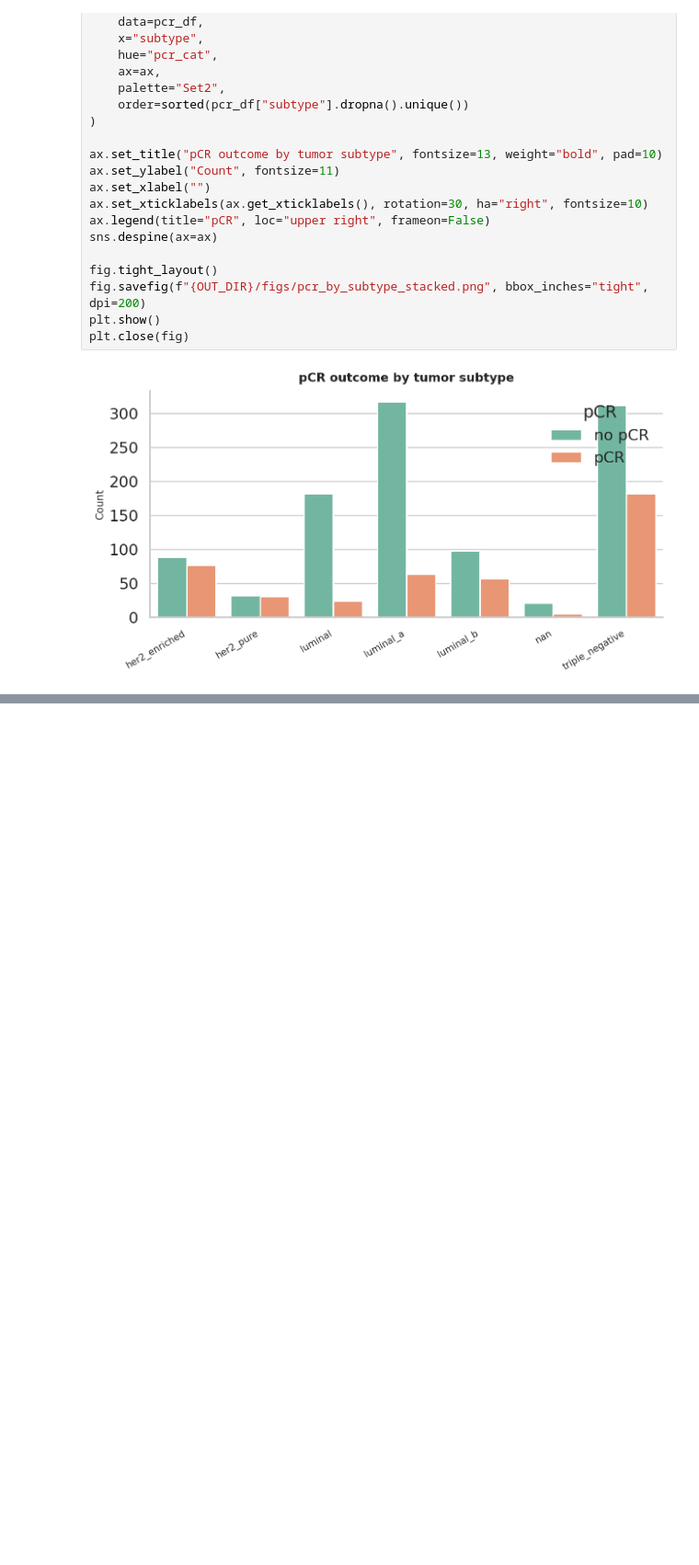
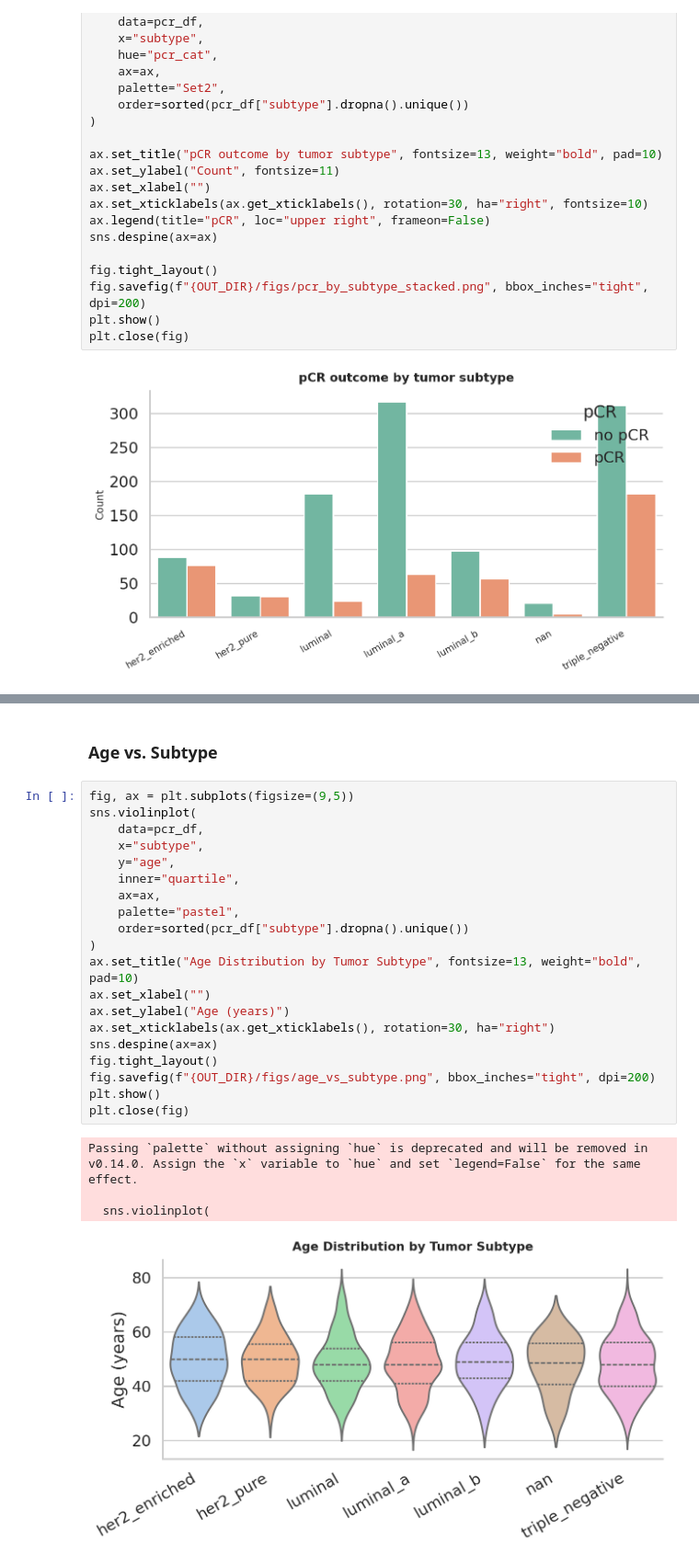
Before and after one commit to dsi-clinic/vanguard, a Jupyter notebook: Clinical and Imaging Exploration/exploration.ipynb, the cells around one changed output, grey strips where cells are left out. Shown at 92% size. Drawn from its saved outputs; the diff is of its cells as text; blank space fills up the shorter version.

```diff
--- a/Clinical and Imaging Exploration/exploration.ipynb
+++ b/Clinical and Imaging Exploration/exploration.ipynb
@@ -387,0 +426,27 @@ plt.close(fig)
+# %% [markdown]
+### Age vs. Subtype
+# %%
+fig, ax = plt.subplots(figsize=(9,5))
+sns.violinplot(
+    data=pcr_df,
+    x="subtype",
+    y="age",
+    inner="quartile",
+    ax=ax,
+    palette="pastel",
+    order=sorted(pcr_df["subtype"].dropna().unique())
+)
+ax.set_title("Age Distribution by Tumor Subtype", fontsize=13, weight="bold", pad=10)
+ax.set_xlabel("")
+ax.set_ylabel("Age (years)")
+ax.set_xticklabels(ax.get_xticklabels(), rotation=30, ha="right")
+sns.despine(ax=ax)
+fig.tight_layout()
+fig.savefig(f"{OUT_DIR}/figs/age_vs_subtype.png", bbox_inches="tight", dpi=200)
+plt.show()
+plt.close(fig)
+# %% [output]
+Passing `palette` without assigning `hue` is deprecated and will be removed in v0.14.0. Assign the `x` variable to `hue` and set `legend=False` for the same effect.
+
+  sns.violinplot(
+[figure, added]
```
Also changed, not shown: parts of 13 cells of this notebook, 8 other files.
